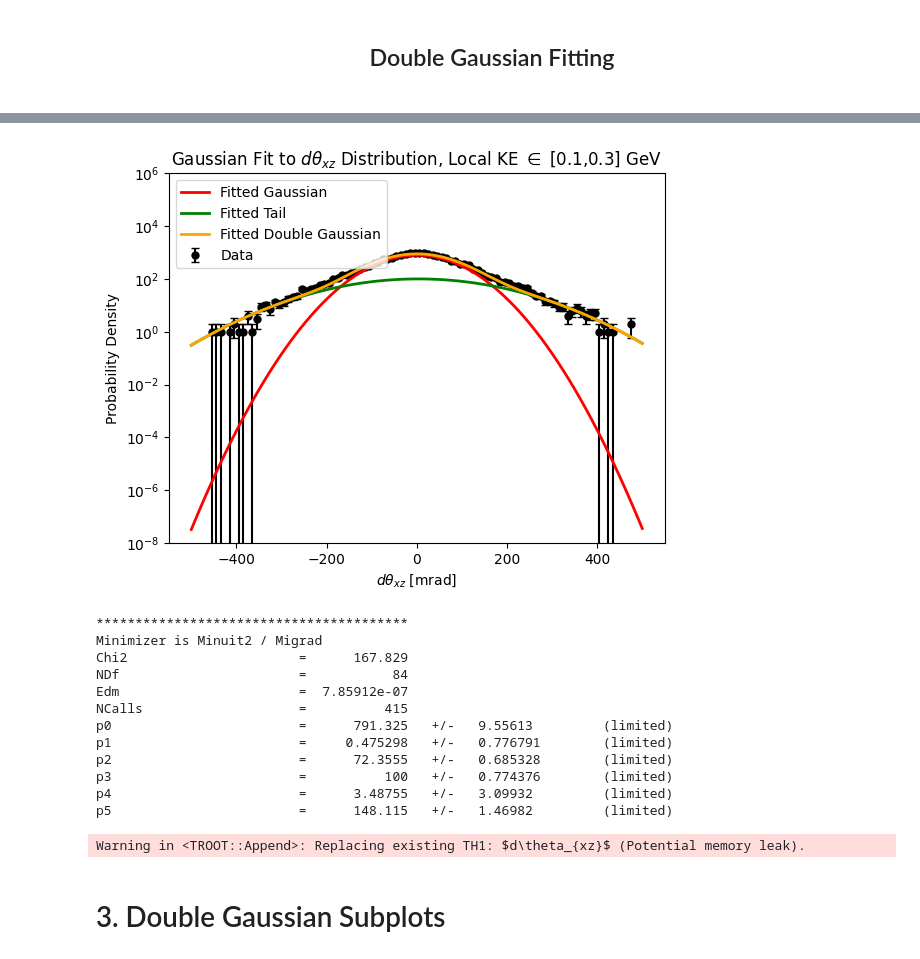
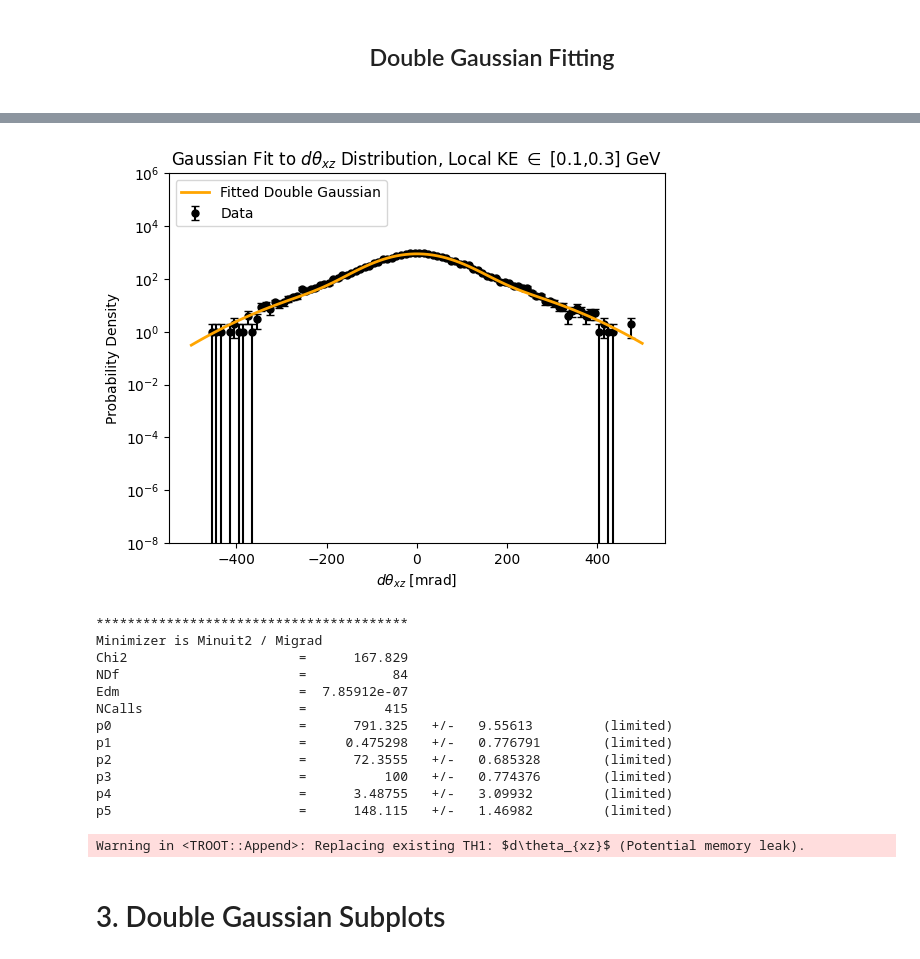
Before and after one commit to rhin525/mcs-dgaus, a Jupyter notebook: notebooks/mcs_MCSimStudy.ipynb, the cells around one changed output, grey strips where cells are left out. Saved outputs shown, nothing was run; the diff lists cells and outputs as text; code cells hidden in the pictures.

```diff
--- a/notebooks/mcs_MCSimStudy.ipynb
+++ b/notebooks/mcs_MCSimStudy.ipynb
@@ -346,35 +365,35 @@ def double_gaus_fit(df,column,energyBounds=[],name="",core=False,tail=False,nbin
     a_tail_err,mu_tail_err,sigma_tail_err = func1.GetParError(3), func1.GetParError(4), func1.GetParError(5)
 
     bin_heights, bin_borders = np.histogram(seriesNew, bins=nbins, range=(-500, 500))
     bin_centers = (bin_borders[:-1] + bin_borders[1:]) / 2
     plt.errorbar(bin_centers, bin_heights, yerr=np.sqrt(bin_heights), fmt='o', color='black', label='Data',markersize=5, capsize=3, linewidth=1.5, zorder=1)
     plt.yscale('log')
 
     x = np.linspace(-500, 500, nbins)
     pdf = area * np.exp(-0.5 * ((x - mu) / sigma) ** 2) #Probability for core gaus
     pdf_tail = a_tail * np.exp(-0.5 * ((x - mu_tail) / sigma_tail) ** 2) #Probability for tail gaus
     double_pdf = pdf + pdf_tail
 
     if core: plt.plot(x, pdf, color='red', linewidth=2, label='Fitted Gaussian',zorder=2)
     if tail: plt.plot(x, pdf_tail, color='green', linewidth=2, label='Fitted Tail',zorder=3)
     plt.plot(x, double_pdf, color='orange', linewidth=2, label='Fitted Double Gaussian', zorder=4)
 
     #change y axis 1000 more to fit legends
     plt.legend(loc='upper left', fontsize=10)
     plt.ylim(0.00000001,1000000)
 
     plt.xlabel(r"$d\theta_{xz}$ [mrad]")
     plt.ylabel("Probability Density")
     plt.title(r"Gaussian Fit to $d\theta_{xz}$ Distribution, Local KE $\in$ ["+ str(e1) + "," + str(e2) + "] GeV")
 
     plt.show()
 
     return [area, mu, sigma, a_tail, mu_tail, sigma_tail, area_err, mu_err, sigma_err, a_tail_err, mu_tail_err, sigma_tail_err]
 
-double_gaus_fres = double_gaus_fit(muon_df, 'dtheta_xz', energyBounds=[0.1, 0.3], name=r"$d\theta_{xz}$",nbins=100,core=True,tail=True)
+double_gaus_fres = double_gaus_fit(muon_df, 'dtheta_xz', energyBounds=[0.1, 0.3], name=r"$d\theta_{xz}$",nbins=100)
 #double_gaus_fit(muon_df, 'dtheta_xz', energyBounds=[0.1, 0.3], name=r"$d\theta_{xz}$",core=True,tail=True)
 # %% [output]
-[figure, old version]
+[figure, new version]
 ****************************************
 Minimizer is Minuit2 / Migrad
 Chi2                      =      167.829
```
Also changed, not shown: parts of 3 cells of this notebook.
